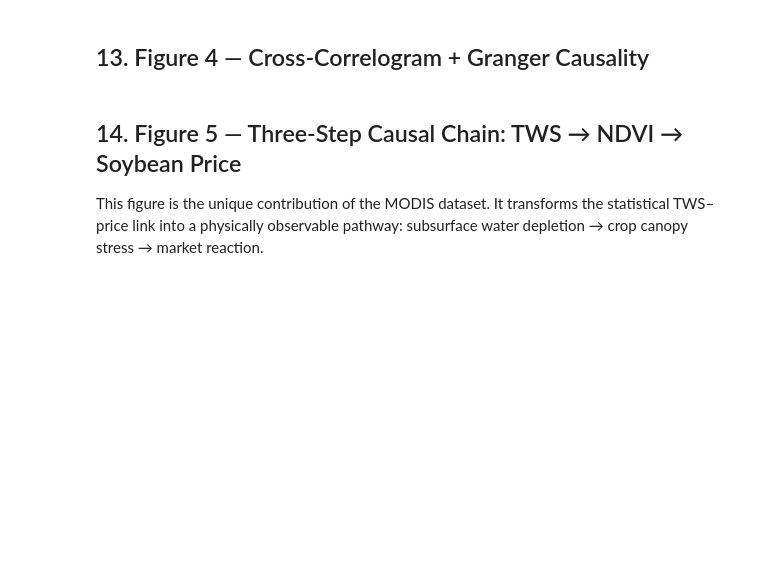
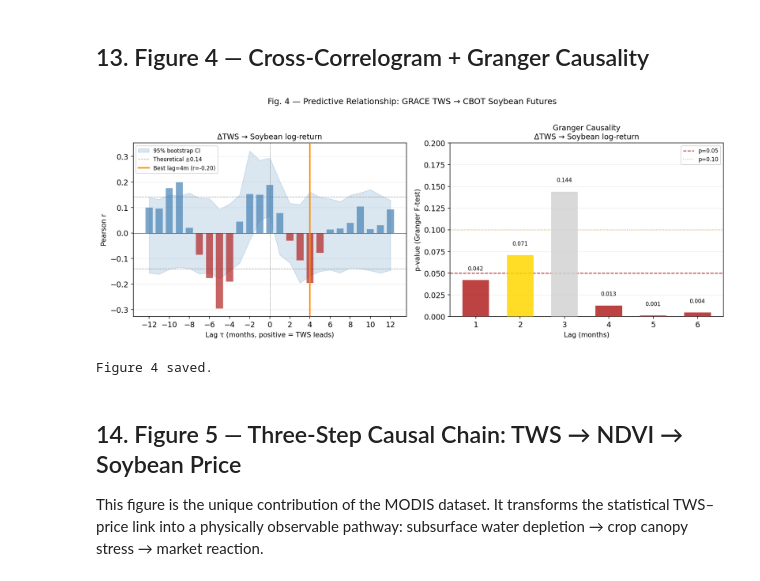
Before and after one commit to alpersam/Space-Data-Project, a Jupyter notebook: GRACE_Soybean_Analysis.ipynb, the cells around one changed output. Drawn from its saved outputs; the diff is of its cells as text; code cells hidden in the pictures; blank space fills up the shorter version.

```diff
--- a/GRACE_Soybean_Analysis.ipynb
+++ b/GRACE_Soybean_Analysis.ipynb
@@ -858,40 +989,44 @@ ax = axes[0]
 ax.fill_between(lags_ts, lo_ts, hi_ts, alpha=0.2, color='steelblue', label='95% bootstrap CI')
 ax.axhline(ci_95,  color='gray',ls='--',lw=0.8,alpha=0.7, label=f'Theoretical ±{ci_95:.2f}')
 ax.axhline(-ci_95, color='gray',ls='--',lw=0.8,alpha=0.7)
-ax.axhline(0,'k',lw=0.5); ax.axvline(0,'k',lw=0.5,ls=':')
+ax.axhline(0, color='k', lw=0.5); ax.axvline(0, color='k', lw=0.5, ls=':')
 ax.bar(lags_ts, cc_ts, color=['firebrick' if r<0 else 'steelblue' for r in cc_ts],
         alpha=0.7, width=0.7, zorder=3)
 ax.axvline(best_lag_ts, color='darkorange', lw=2,
             label=f'Best lag={best_lag_ts}m (r={best_cc_ts:.2f})', zorder=4)
 ax.set_xlabel('Lag τ (months, positive = TWS leads)', fontsize=10)
 ax.set_ylabel('Pearson r', fontsize=10)
 ax.set_title('ΔTWS → Soybean log-return', fontsize=11)
 ax.legend(fontsize=8,loc='upper left'); ax.set_xticks(lags_ts[::2])
 ax.grid(axis='y',lw=0.3,alpha=0.5)
 
 # ── Panel B: Granger p-values ────────────────────────────────────────────────
 ax2 = axes[1]
 gc_lags  = gc_ts.Lag.values
 gc_pvals = gc_ts.p.values
 bc = ['firebrick' if p<0.05 else ('gold' if p<0.10 else 'lightgray') for p in gc_pvals]
 ax2.bar(gc_lags, gc_pvals, color=bc, alpha=0.85, width=0.6, zorder=3)
 ax2.axhline(0.05,color='firebrick',ls='--',lw=1.2,label='p=0.05')
 ax2.axhline(0.10,color='goldenrod',ls=':',lw=1.0,label='p=0.10')
 for lag,pv in zip(gc_lags,gc_pvals):
     ax2.text(lag,pv+0.01,f'{pv:.3f}',ha='center',va='bottom',fontsize=8)
-for c,lab in [('firebrick','p<0.05'),('gold','p<0.10'),('lightgray','n.s.')]:
-    ax2.add_patch(mpatches.Patch(color=c,alpha=0.85,label=lab))
+legend_handles = [mpatches.Patch(color=c, alpha=0.85, label=lab)
+                  for c,lab in [('firebrick','p<0.05'),('gold','p<0.10'),('lightgray','n.s.')]]
+ax2.legend(handles=legend_handles, fontsize=8, loc='upper right')
 ax2.legend(fontsize=8,loc='upper right')
 ax2.set_xlabel('Lag (months)',fontsize=10)
 ax2.set_ylabel('p-value (Granger F-test)',fontsize=10)
 ax2.set_title('Granger Causality\nΔTWS → Soybean log-return',fontsize=11)
 ax2.set_ylim(0,max(gc_pvals.max()*1.25,0.2)); ax2.set_xticks(gc_lags)
 ax2.grid(axis='y',lw=0.3,alpha=0.5)
 
 plt.suptitle('Fig. 4 — Predictive Relationship: GRACE TWS → CBOT Soybean Futures',fontsize=12,y=1.01)
 plt.tight_layout()
 plt.savefig(FIG_DIR/'fig4_correlogram_granger.pdf'); plt.savefig(FIG_DIR/'fig4_correlogram_granger.png')
 plt.show(); print('Figure 4 saved.')
+# %% [output]
+[figure, added]
+Figure 4 saved.
 # %% [markdown]
 ## 14. Figure 5 — Three-Step Causal Chain: TWS → NDVI → Soybean Price
 
```
Also changed, not shown: parts of 20 cells of this notebook, 11 other files.
